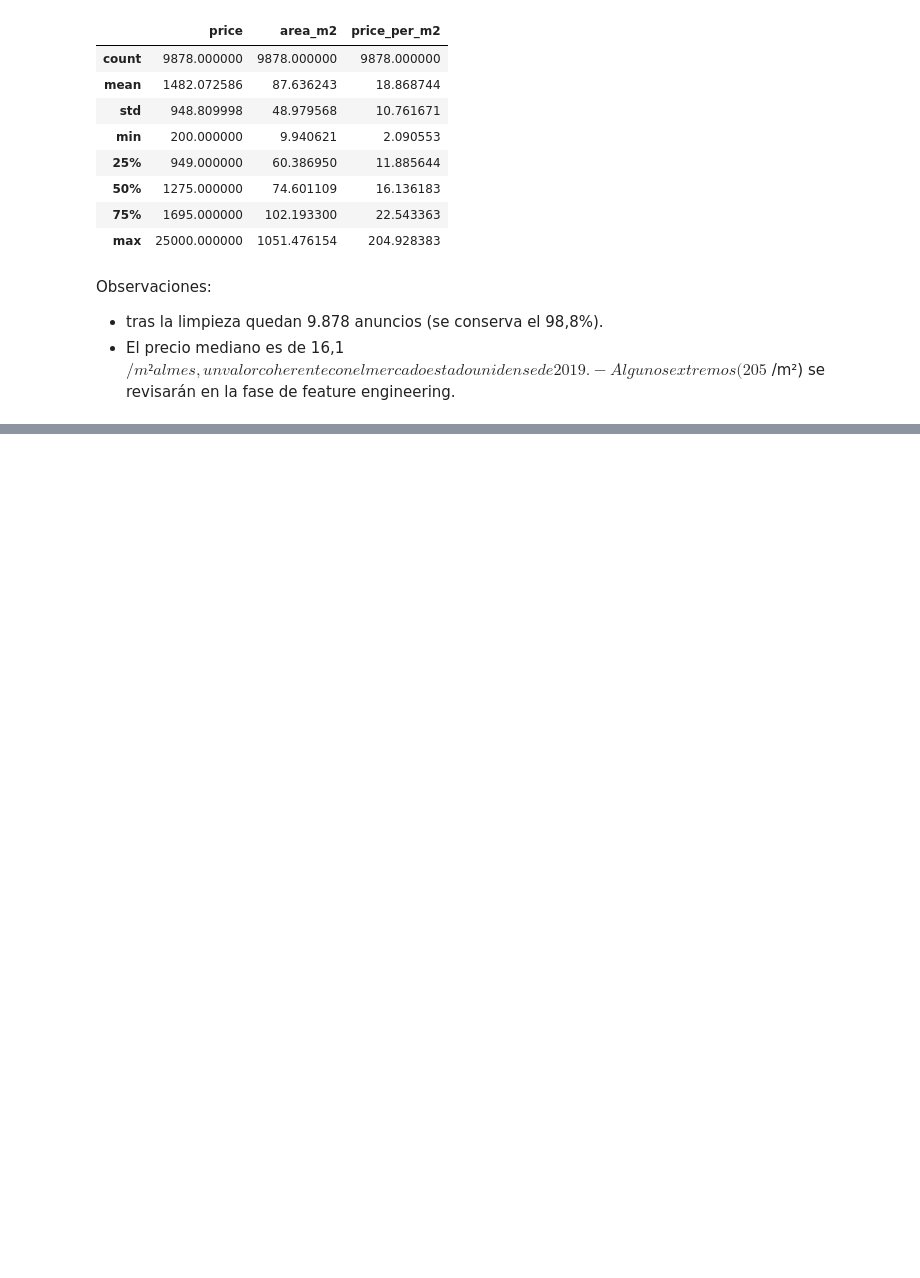
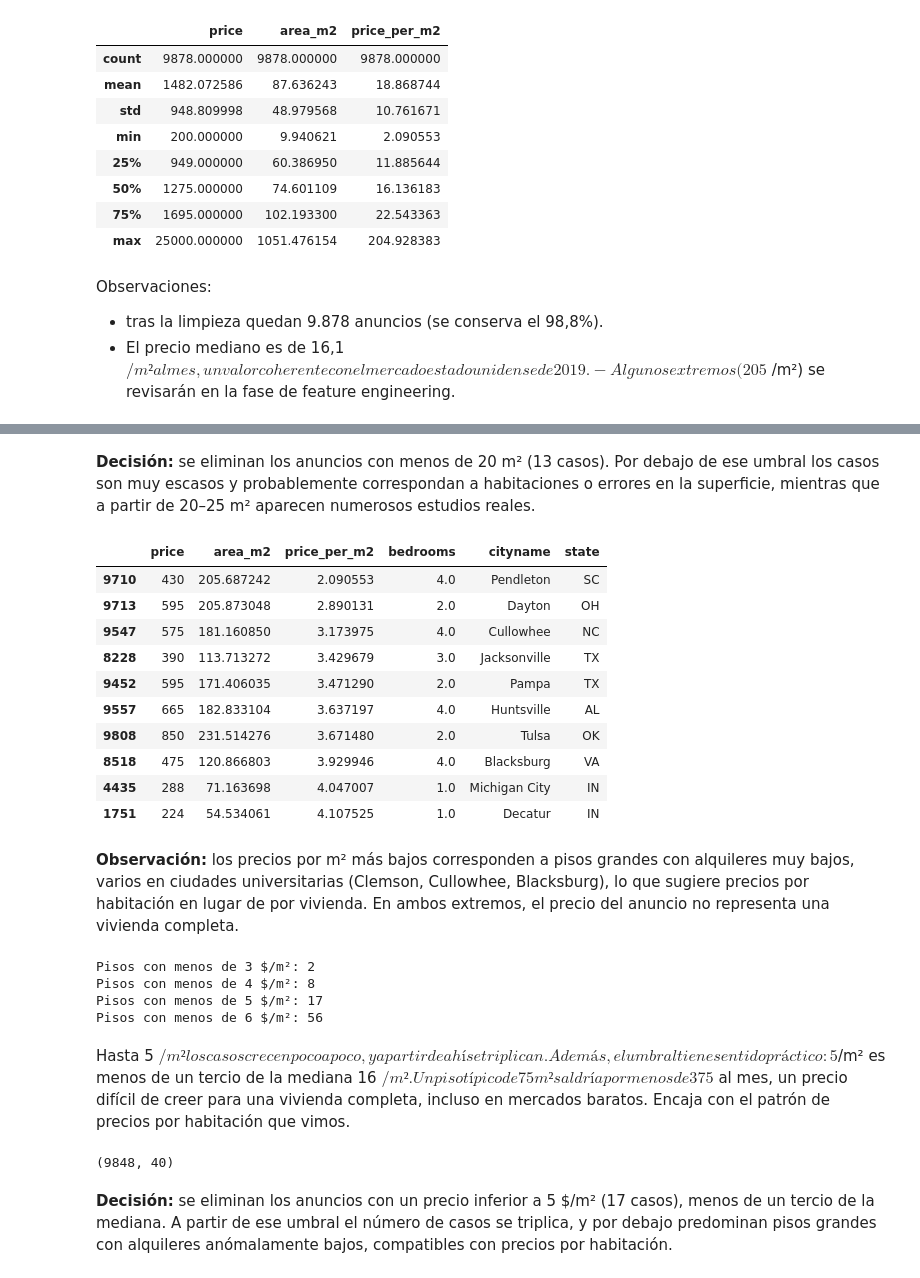
Before and after one commit to Juancarlosdelmarlostanau/Apartment-rent-predictor, a Jupyter notebook: notebooks/data_exploration.ipynb, the cells around one changed output, grey strips where cells are left out. Saved outputs shown, nothing was run; the diff lists cells and outputs as text; code cells hidden in the pictures; blank space fills up the shorter version.

```diff
--- a/notebooks/data_exploration.ipynb
+++ b/notebooks/data_exploration.ipynb
@@ -406,3 +446,39 @@ Observaciones:
+# %% [markdown]
+**Decisión:** se eliminan los anuncios con menos de 20 m² (13 casos). Por debajo de ese umbral los casos son muy escasos y probablemente correspondan a habitaciones o errores en la superficie, mientras que a partir de 20–25 m² aparecen numerosos estudios reales.
+# %%
+#los 10 precios por m2 más bajos
+apartments[["price", "area_m2", "price_per_m2", "bedrooms", "cityname", "state"]].sort_values("price_per_m2").head(10)
+# %% [output]
+|  | price | area_m2 | price_per_m2 | bedrooms | cityname | state |
+| 9710 | 430 | 205.687242 | 2.090553 | 4.0 | Pendleton | SC |
+| 9713 | 595 | 205.873048 | 2.890131 | 2.0 | Dayton | OH |
+| 9547 | 575 | 181.160850 | 3.173975 | 4.0 | Cullowhee | NC |
+| 8228 | 390 | 113.713272 | 3.429679 | 3.0 | Jacksonville | TX |
+| 9452 | 595 | 171.406035 | 3.471290 | 2.0 | Pampa | TX |
+| 9557 | 665 | 182.833104 | 3.637197 | 4.0 | Huntsville | AL |
+| 9808 | 850 | 231.514276 | 3.671480 | 2.0 | Tulsa | OK |
+| 8518 | 475 | 120.866803 | 3.929946 | 4.0 | Blacksburg | VA |
+| 4435 | 288 | 71.163698 | 4.047007 | 1.0 | Michigan City | IN |
+| 1751 | 224 | 54.534061 | 4.107525 | 1.0 | Decatur | IN |
+# %% [markdown]
+**Observación:** los precios por m² más bajos corresponden a pisos grandes con alquileres muy bajos, varios en ciudades universitarias (Clemson, Cullowhee, Blacksburg), lo que sugiere precios por habitación en lugar de por vivienda. En ambos extremos, el precio del anuncio no representa una vivienda completa.
+# %%
+for limit in [3, 4, 5, 6]:
+    print(f"Pisos con menos de {limit} $/m²:", (apartments["price_per_m2"] < limit).sum())
+# %% [output]
+Pisos con menos de 3 $/m²: 2
+Pisos con menos de 4 $/m²: 8
+Pisos con menos de 5 $/m²: 17
+Pisos con menos de 6 $/m²: 56
+# %% [markdown]
+Hasta 5 $/m² los casos crecen poco a poco, y a partir de ahí se triplican. Además, el umbral tiene sentido práctico: 5 $/m² es menos de un tercio de la mediana 16 $/m². Un piso típico de 75 m² saldría por menos de 375 $ al mes, un precio difícil de creer para una vivienda completa, incluso en mercados baratos. Encaja con el patrón de precios por habitación que vimos.
+# %%
+apartments = apartments[apartments["price_per_m2"] >= 5]
+apartments.shape
+# %% [output]
+(9848, 40)
+# %% [markdown]
+**Decisión:** se eliminan los anuncios con un precio inferior a 5 $/m² (17 casos), menos de un tercio de la mediana. A partir de ese umbral el número de casos se triplica, y por debajo predominan pisos grandes con alquileres anómalamente bajos, compatibles con precios por habitación.
 # %%
 print(apartments.isnull().sum().sum())
 apartments.shape
```
Also changed, not shown: parts of 8 cells of this notebook, 3 other files.
